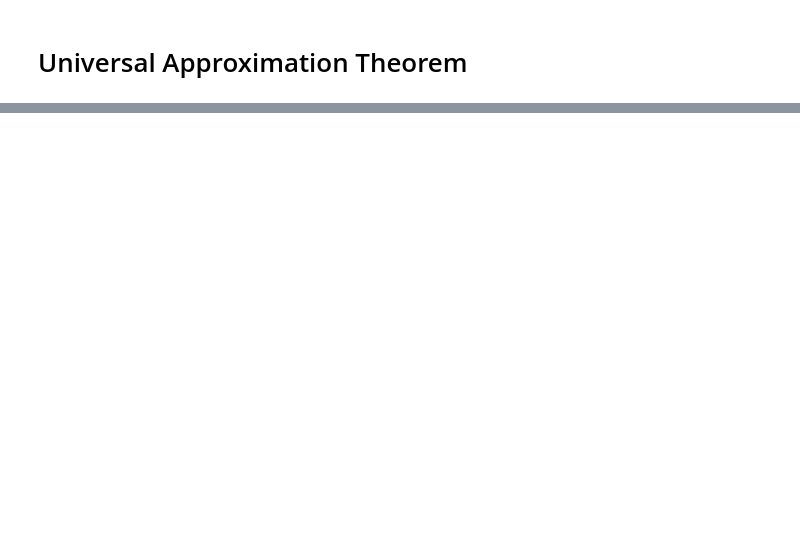
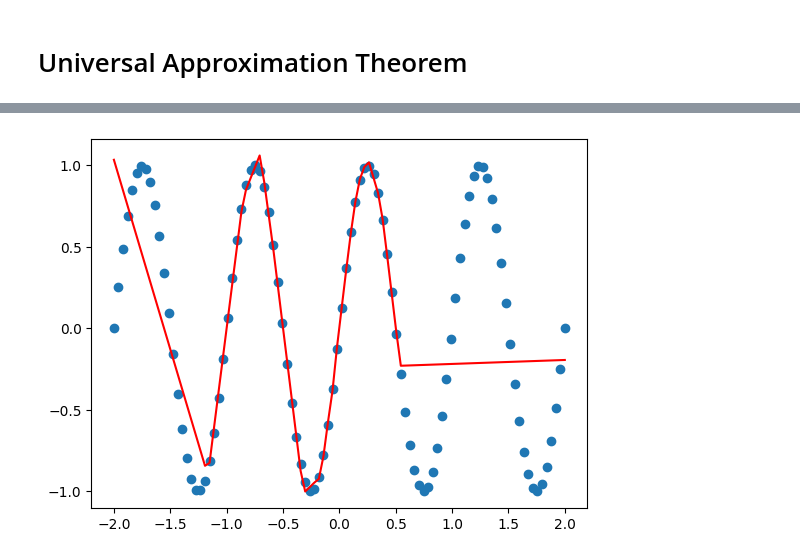
Before and after one commit to sohv/NDL-Lab, a Jupyter notebook: Lab7.ipynb, the cells around one changed output, grey strips where cells are left out. Drawn from its saved outputs; the diff is of its cells as text; code cells hidden in the pictures; blank space fills up the shorter version.

```diff
--- a/Lab7.ipynb
+++ b/Lab7.ipynb
@@ -33,0 +44,41 @@ Recalled Pattern: [-1.  1. -1.  1.]
+# %%
+import tensorflow as tf
+import numpy as np
+import matplotlib.pyplot as plt
+
+x = np.linspace(-2, 2, 100).reshape(-1, 1)
+y = np.sin(2 * np.pi * x)
+
+x_train = tf.constant(x, dtype=tf.float32)
+y_train = tf.constant(y, dtype=tf.float32)
+
+w1 = tf.Variable(tf.random.normal([1, 10]))
+b1 = tf.Variable(tf.zeros([10]))
+w2 = tf.Variable(tf.random.normal([10, 10]))
+b2 = tf.Variable(tf.zeros([10]))
+w3 = tf.Variable(tf.random.normal([10, 1]))
+b3 = tf.Variable(tf.zeros([1]))
+
+optimizer = tf.keras.optimizers.Adam(0.01)
+mse = tf.keras.losses.MeanSquaredError()
+
+@tf.function
+def forward(x):
+    x = tf.nn.relu(tf.matmul(x, w1) + b1)
+    x = tf.nn.relu(tf.matmul(x, w2) + b2)
+    return tf.matmul(x, w3) + b3
+
+for epoch in range(1000):
+    with tf.GradientTape() as tape:
+        y_pred = forward(x_train)
+        loss = mse(y_train, y_pred)
+    grads = tape.gradient(loss, [w1, b1, w2, b2, w3, b3])
+    optimizer.apply_gradients(zip(grads, [w1, b1, w2, b2, w3, b3]))
+    if epoch % 100 == 0:
+        tf.print("Epoch", epoch, "Loss", loss)
+
+y_pred = forward(x_train).numpy()
+plt.scatter(x, y)
+plt.plot(x, y_pred, color="red")
+plt.show()
+# %% [output]
@@ -34,3 +101,4 @@ Recalled Pattern: [-1.  1. -1.  1.]
+[figure, added]
 # %%
 import torch
 import torch.nn as nn
```
Also changed, not shown: parts of 4 cells of this notebook.
